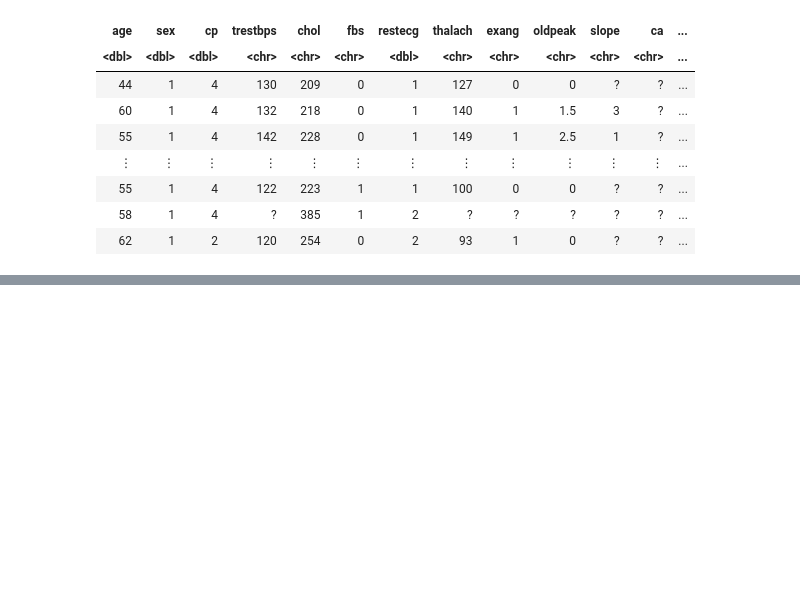
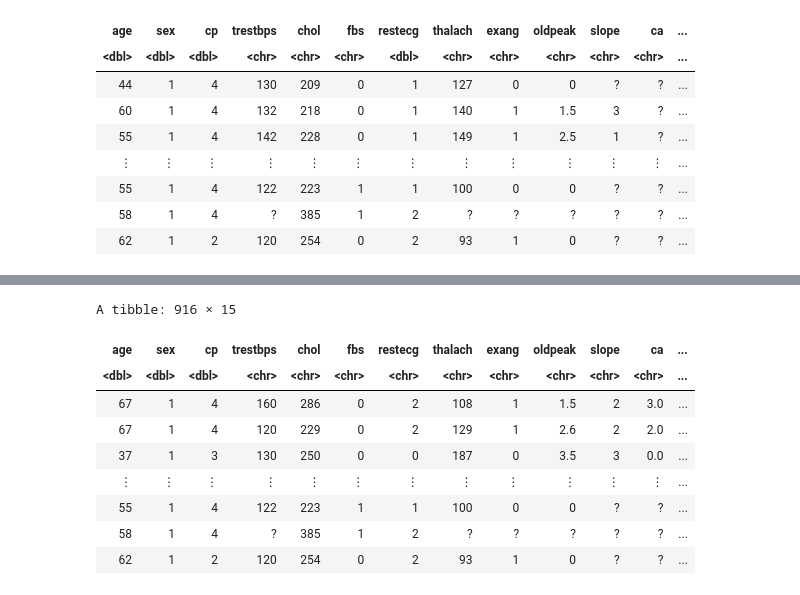
Before and after one commit to nazalturas/data_sci_-group_project, a Jupyter notebook: Initial_reading.ipynb, the cells around one changed output, grey strips where cells are left out. Saved outputs shown, nothing was run; the diff lists cells and outputs as text; code cells hidden in the pictures; blank space fills up the shorter version.

```diff
--- a/Initial_reading.ipynb
+++ b/Initial_reading.ipynb
@@ -101,0 +152,14 @@ A spec_tbl_df: 199 × 14
+# %%
+final_df <- rbind(cleveland_data, hungarian_data, switzerland_data, va_data)
+final_df
+# %% [output]
+A tibble: 916 × 15
+| age | sex | cp | trestbps | chol | fbs | restecg | thalach | exang | oldpeak | slope | ca | ... |
+| <dbl> | <dbl> | <dbl> | <chr> | <chr> | <chr> | <chr> | <chr> | <chr> | <chr> | <chr> | <chr> | ... |
+| 67 | 1 | 4 | 160 | 286 | 0 | 2 | 108 | 1 | 1.5 | 2 | 3.0 | ... |
+| 67 | 1 | 4 | 120 | 229 | 0 | 2 | 129 | 1 | 2.6 | 2 | 2.0 | ... |
+| 37 | 1 | 3 | 130 | 250 | 0 | 0 | 187 | 0 | 3.5 | 3 | 0.0 | ... |
+| ⋮ | ⋮ | ⋮ | ⋮ | ⋮ | ⋮ | ⋮ | ⋮ | ⋮ | ⋮ | ⋮ | ⋮ | ... |
+| 55 | 1 | 4 | 122 | 223 | 1 | 1 | 100 | 0 | 0 | ? | ? | ... |
+| 58 | 1 | 4 | ? | 385 | 1 | 2 | ? | ? | ? | ? | ? | ... |
+| 62 | 1 | 2 | 120 | 254 | 0 | 2 | 93 | 1 | 0 | ? | ? | ... |
```
Also changed, not shown: parts of 3 cells of this notebook.
